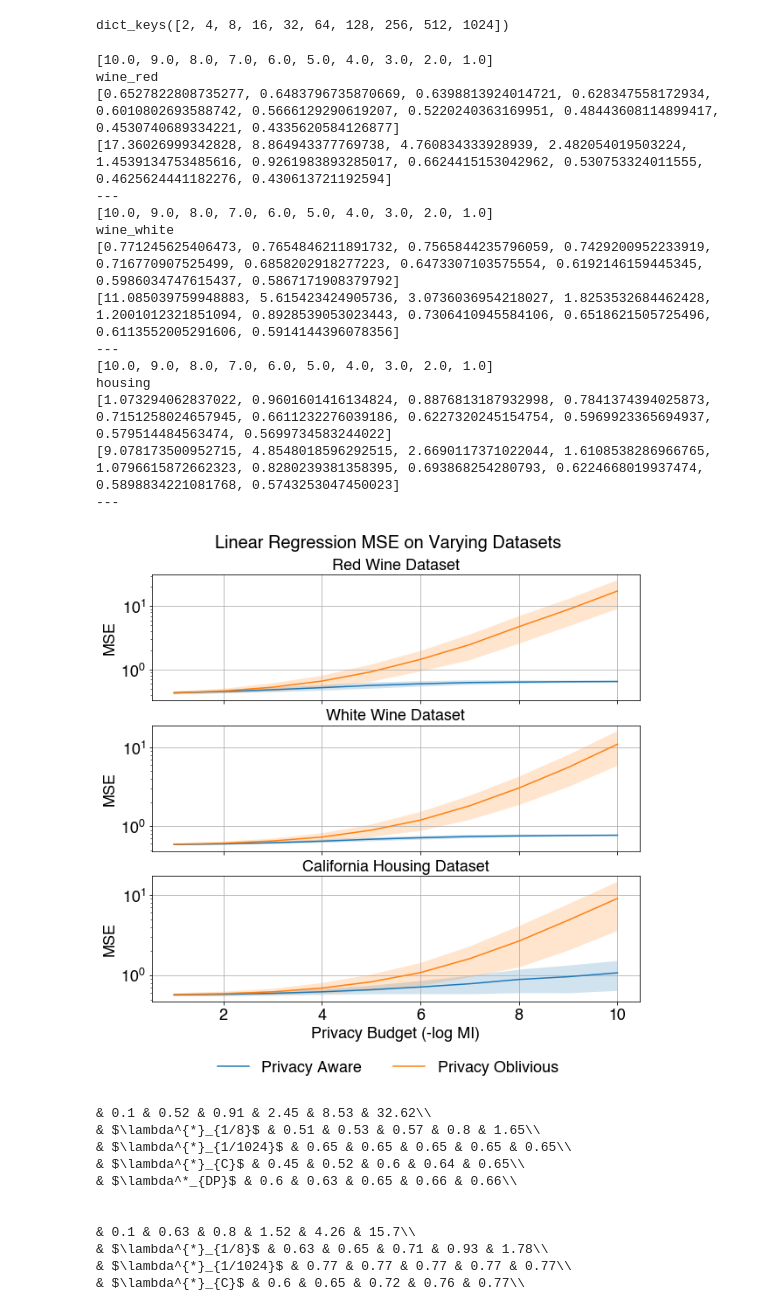
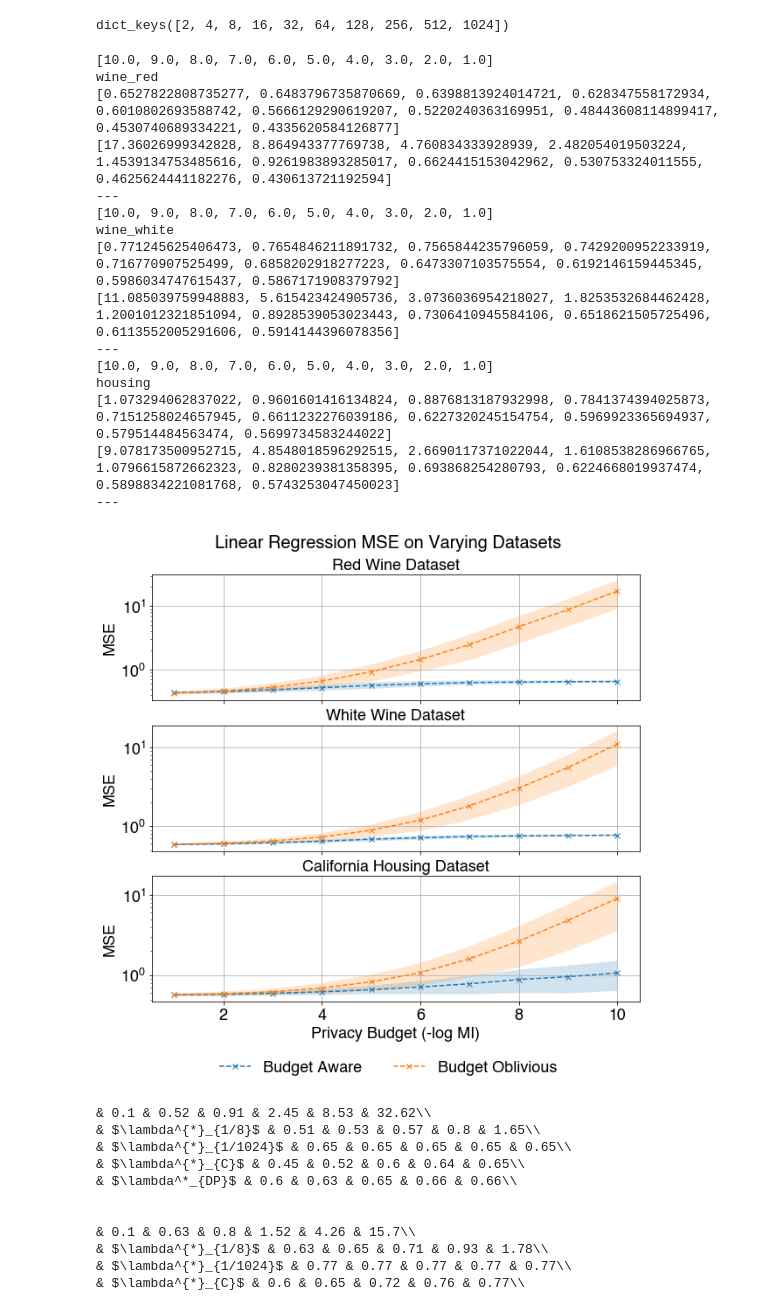
Before and after one commit to mayuri95/designing_for_privacy, a Jupyter notebook: ridge_regression_mses.ipynb, the cells around one changed output. Cells and saved outputs as stored; diff of their text form; code cells hidden in the pictures.

```diff
--- a/ridge_regression_mses.ipynb
+++ b/ridge_regression_mses.ipynb
@@ -78,11 +78,11 @@ for data_ind, data in enumerate(['wine_red', 'wine_white', 'housing']):
     obl_upper = [k[1] for k in priv_obl_bands]
     where_mask = np.ones_like(xs, dtype=bool)
 
-    line1 = ax.plot(xs, priv_aware, label='Privacy Aware')
+    line1 = ax.plot(xs, priv_aware,  '--x', label='Budget Aware')
 
     ax.fill_between(xs, aware_lower, aware_upper, where=where_mask, alpha=0.2, linewidth=0)
 
-    line2 = ax.plot(xs, priv_obl, label='Privacy Oblivious')
+    line2 = ax.plot(xs, priv_obl,  '--x',label='Budget Oblivious')
     ax.fill_between(xs, obl_lower, obl_upper, where=where_mask, alpha=0.2, linewidth=0)
 
     if data_ind == 0:
@@ -107,34 +107,34 @@ leg=fig.legend(
     ncol = 4,
     bbox_to_anchor=(0.5, -0.03),
     loc='lower center',
     fontsize=18,
     frameon=False
 )
 title = fig.suptitle("Linear Regression MSE on Varying Datasets", fontsize=20, fontweight="bold", y=0.95)
 fig.canvas.draw()
 fig.savefig("figs/regression_exact_lams.pdf", bbox_inches="tight", bbox_extra_artists=(leg, title), pad_inches=0.04)
 
 # fig.tight_layout(rect=[0, 0, 1, 0.96])
 # # plt.show()
 
 # plt.savefig('figs/regression_exact_lams.pdf')
 # %% [output]
 [10.0, 9.0, 8.0, 7.0, 6.0, 5.0, 4.0, 3.0, 2.0, 1.0]
 wine_red
 [0.6527822808735277, 0.6483796735870669, 0.6398813924014721, 0.628347558172934, 0.6010802693588742, 0.5666129290619207, 0.5220240363169951, 0.48443608114899417, 0.4530740689334221, 0.4335620584126877]
 [17.36026999342828, 8.864943377769738, 4.760834333928939, 2.482054019503224, 1.4539134753485616, 0.9261983893285017, 0.6624415153042962, 0.530753324011555, 0.4625624441182276, 0.430613721192594]
 ---
 [10.0, 9.0, 8.0, 7.0, 6.0, 5.0, 4.0, 3.0, 2.0, 1.0]
 wine_white
 [0.771245625406473, 0.7654846211891732, 0.7565844235796059, 0.7429200952233919, 0.716770907525499, 0.6858202918277223, 0.6473307103575554, 0.6192146159445345, 0.5986034747615437, 0.5867171908379792]
 [11.085039759948883, 5.615423424905736, 3.0736036954218027, 1.8253532684462428, 1.2001012321851094, 0.8928539053023443, 0.7306410945584106, 0.6518621505725496, 0.6113552005291606, 0.5914144396078356]
 ---
 [10.0, 9.0, 8.0, 7.0, 6.0, 5.0, 4.0, 3.0, 2.0, 1.0]
 housing
 [1.073294062837022, 0.9601601416134824, 0.8876813187932998, 0.7841374394025873, 0.7151258024657945, 0.6611232276039186, 0.6227320245154754, 0.5969923365694937, 0.579514484563474, 0.5699734583244022]
 [9.078173500952715, 4.8548018596292515, 2.6690117371022044, 1.6108538286966765, 1.0796615872662323, 0.8280239381358395, 0.693868254280793, 0.6224668019937474, 0.5898834221081768, 0.5743253047450023]
 ---
-[figure, old version]
+[figure, new version]
 # %%
 dp_results = json.load(open('dp_adassp_results.json'))
 # %%
```
Also changed, not shown: parts of 1 cell of this notebook, 3 other files.
